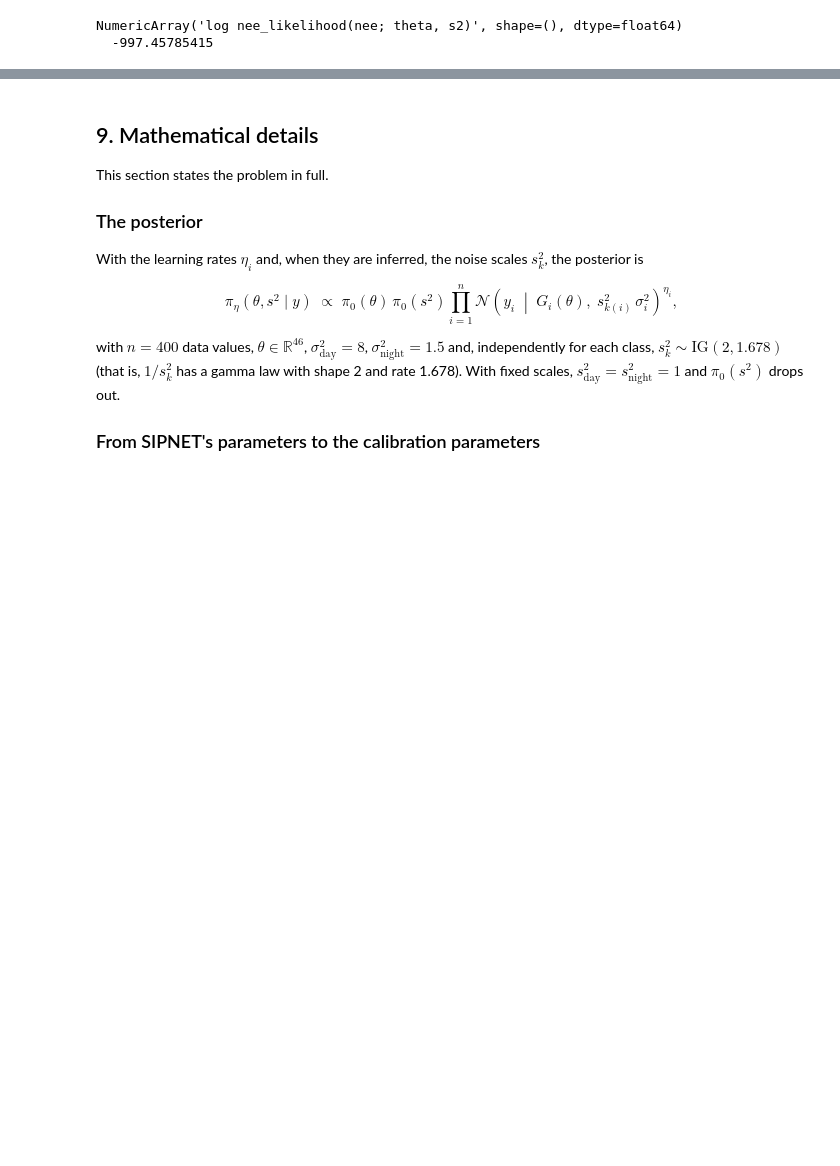
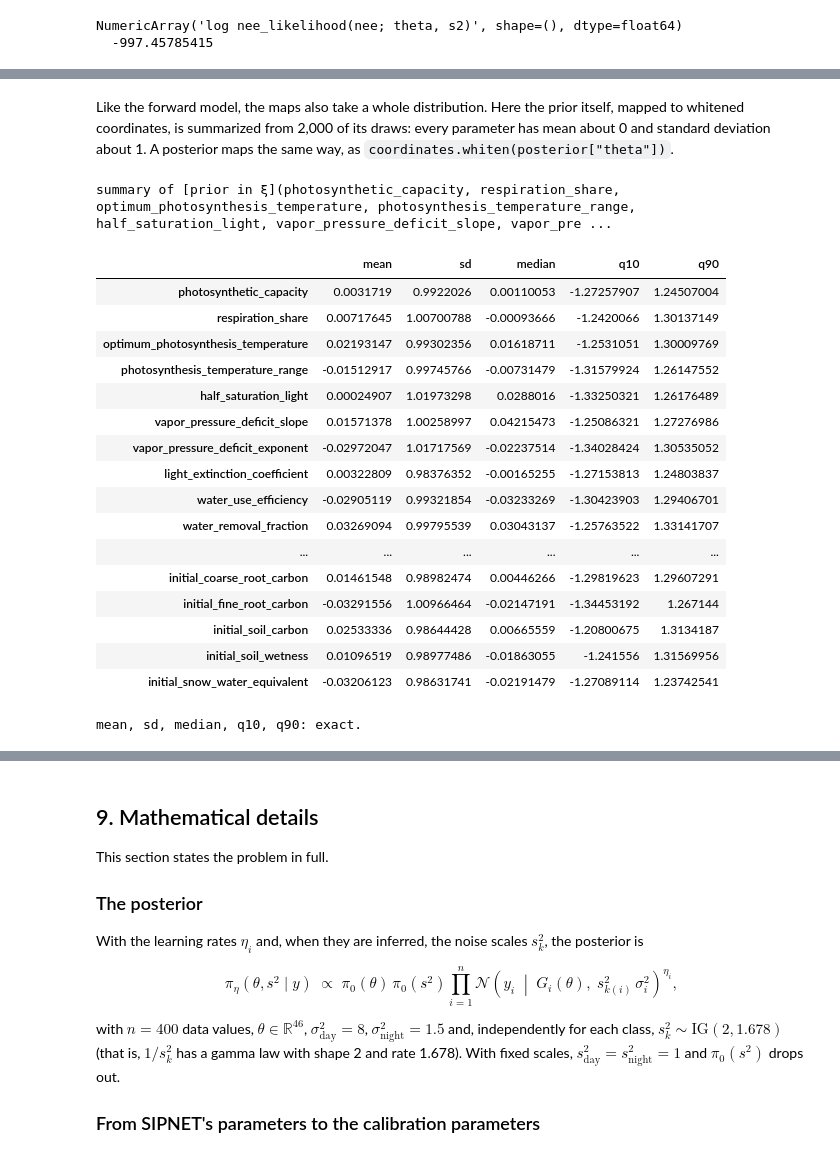
Before and after one commit to arob5/lsm-active-subspace, a Jupyter notebook: notebooks/main_inverse_problem.ipynb, the cells around one changed output, grey strips where cells are left out. Saved outputs shown, nothing was run; the diff lists cells and outputs as text; code cells hidden in the pictures; blank space fills up the shorter version.

```diff
--- a/notebooks/main_inverse_problem.ipynb
+++ b/notebooks/main_inverse_problem.ipynb
@@ -904,0 +910,28 @@ plot_coordinates(systems, names, ["photosynthetic_capacity", "respiration_share"
+# %% [markdown]
+Like the forward model, the maps also take a whole distribution. Here the prior itself,
+mapped to whitened coordinates, is summarized from 2,000 of its draws: every parameter has mean
+about 0 and standard deviation about 1. A posterior maps the same way, as
+`coordinates.whiten(posterior["theta"])`.
+# %%
+prior_whitened = coordinates.whiten.using(max_evaluations=2000)(prior["theta"])
+summarize(prior_whitened.with_label("prior in ξ"))
+# %% [output]
+summary of [prior in ξ](photosynthetic_capacity, respiration_share, optimum_photosynthesis_temperature, photosynthesis_temperature_range, half_saturation_light, vapor_pressure_deficit_slope, vapor_pre ...
+|  | mean | sd | median | q10 | q90 |
+| photosynthetic_capacity | 0.0031719 | 0.9922026 | 0.00110053 | -1.27257907 | 1.24507004 |
+| respiration_share | 0.00717645 | 1.00700788 | -0.00093666 | -1.2420066 | 1.30137149 |
+| optimum_photosynthesis_temperature | 0.02193147 | 0.99302356 | 0.01618711 | -1.2531051 | 1.30009769 |
+| photosynthesis_temperature_range | -0.01512917 | 0.99745766 | -0.00731479 | -1.31579924 | 1.26147552 |
+| half_saturation_light | 0.00024907 | 1.01973298 | 0.0288016 | -1.33250321 | 1.26176489 |
+| vapor_pressure_deficit_slope | 0.01571378 | 1.00258997 | 0.04215473 | -1.25086321 | 1.27276986 |
+| vapor_pressure_deficit_exponent | -0.02972047 | 1.01717569 | -0.02237514 | -1.34028424 | 1.30535052 |
+| light_extinction_coefficient | 0.00322809 | 0.98376352 | -0.00165255 | -1.27153813 | 1.24803837 |
+| water_use_efficiency | -0.02905119 | 0.99321854 | -0.03233269 | -1.30423903 | 1.29406701 |
+| water_removal_fraction | 0.03269094 | 0.99795539 | 0.03043137 | -1.25763522 | 1.33141707 |
+| ... | ... | ... | ... | ... | ... |
+| initial_coarse_root_carbon | 0.01461548 | 0.98982474 | 0.00446266 | -1.29819623 | 1.29607291 |
+| initial_fine_root_carbon | -0.03291556 | 1.00966464 | -0.02147191 | -1.34453192 | 1.267144 |
+| initial_soil_carbon | 0.02533336 | 0.98644428 | 0.00665559 | -1.20800675 | 1.3134187 |
+| initial_soil_wetness | 0.01096519 | 0.98977486 | -0.01863055 | -1.241556 | 1.31569956 |
+| initial_snow_water_equivalent | -0.03206123 | 0.98631741 | -0.02191479 | -1.27089114 | 1.23742541 |
+mean, sd, median, q10, q90: exact.
```
Also changed, not shown: parts of 20 cells of this notebook.
